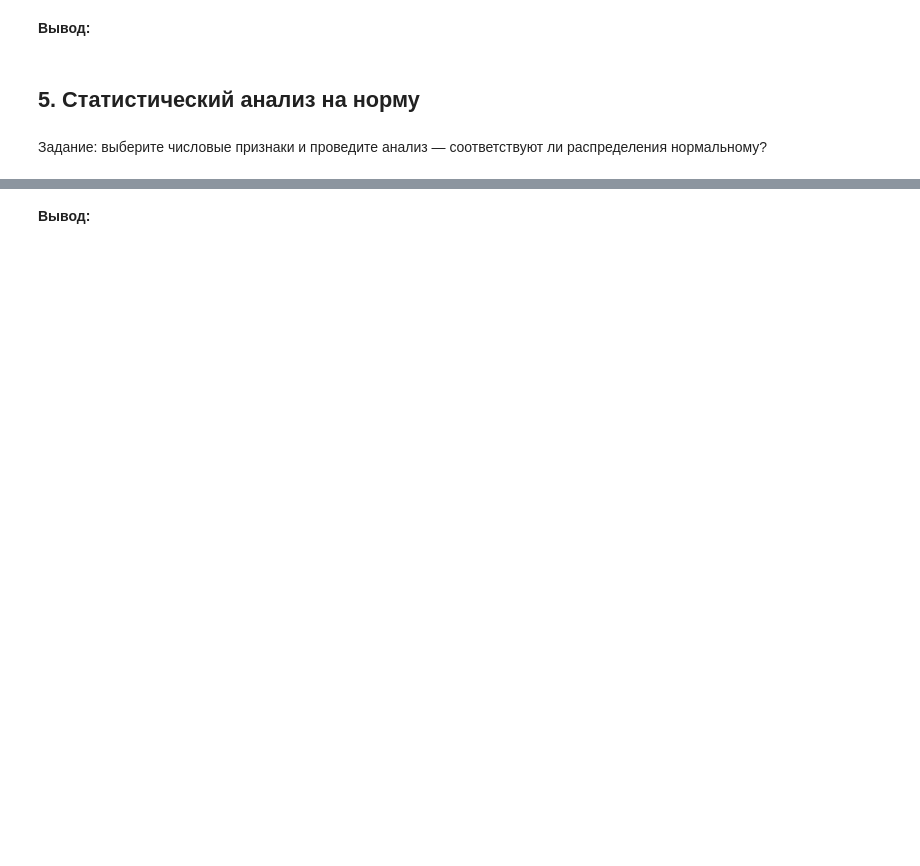
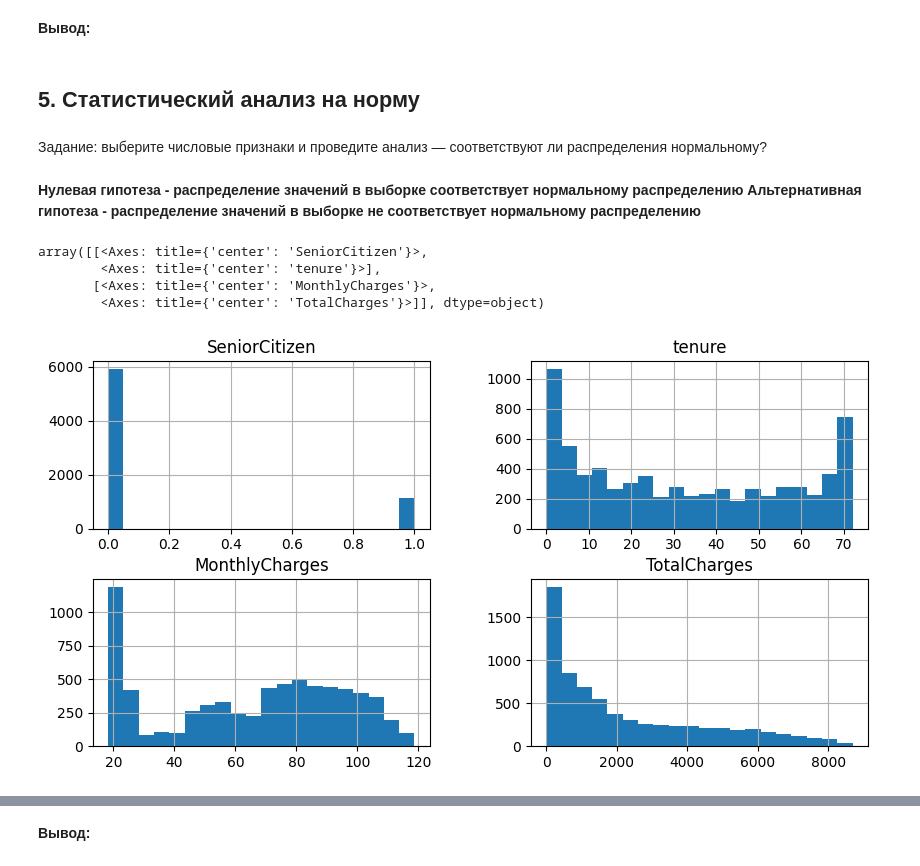
Before and after one commit to W1llAnn/1tdata-homework, a Jupyter notebook: 1.4 - homework PRO.ipynb, the cells around one changed output, grey strips where cells are left out. Drawn from its saved outputs; the diff is of its cells as text; code cells hidden in the pictures; blank space fills up the shorter version.

```diff
--- a/1.4 - homework PRO.ipynb
+++ b/1.4 - homework PRO.ipynb
@@ -152,5 +152,5 @@ from scipy import stats
 # %% [markdown]
 ## Данные
 # %%
-df = pd.read_csv("./datasets/Churn.csv")
+df = pd.read_csv('https://raw.githubusercontent.com/W1llAnn/1tdata-homework/main/1.4churn.csv', delimiter=',')
 df.head()
@@ -187,3 +285,5 @@ df.head()
+# %%
+df = df.drop_duplicates()
 # %% [markdown]
 ### Отсутствующие значения
 # %% [markdown]
@@ -269,0 +477,11 @@ df['TotalCharges'].fillna(0, inplace=True)
+# %% [markdown]
+**Нулевая гипотеза - распределение значений в выборке соответствует нормальному распределению**
+**Альтернативная гипотеза - распределение значений в выборке не соответствует нормальному распределению**
+# %%
+df.hist(bins=20, figsize=(10,5))
+# %% [output]
+array([[<Axes: title={'center': 'SeniorCitizen'}>,
+        <Axes: title={'center': 'tenure'}>],
+       [<Axes: title={'center': 'MonthlyCharges'}>,
+        <Axes: title={'center': 'TotalCharges'}>]], dtype=object)
+[figure, added]
```
Also changed, not shown: parts of 162 cells of this notebook.
